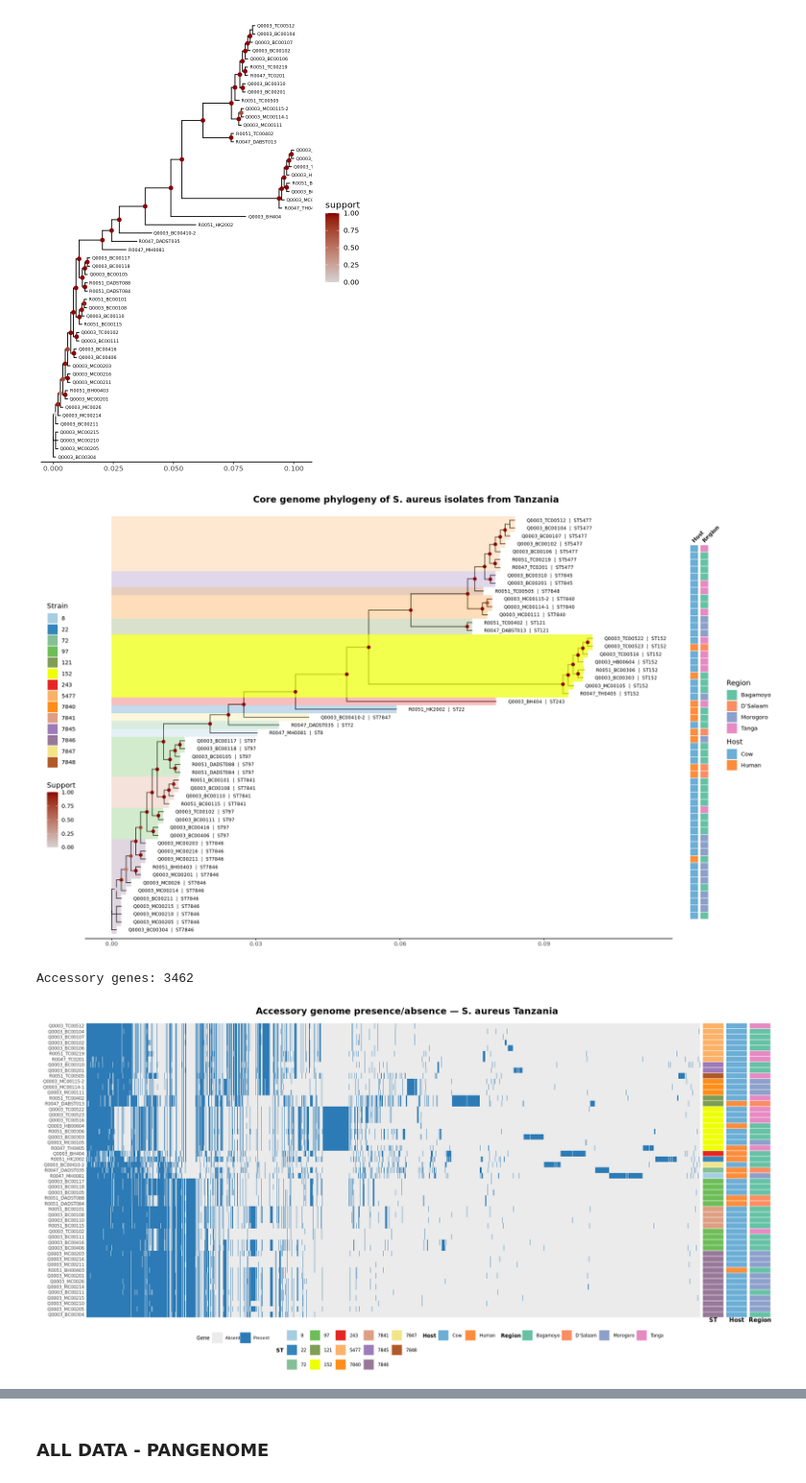
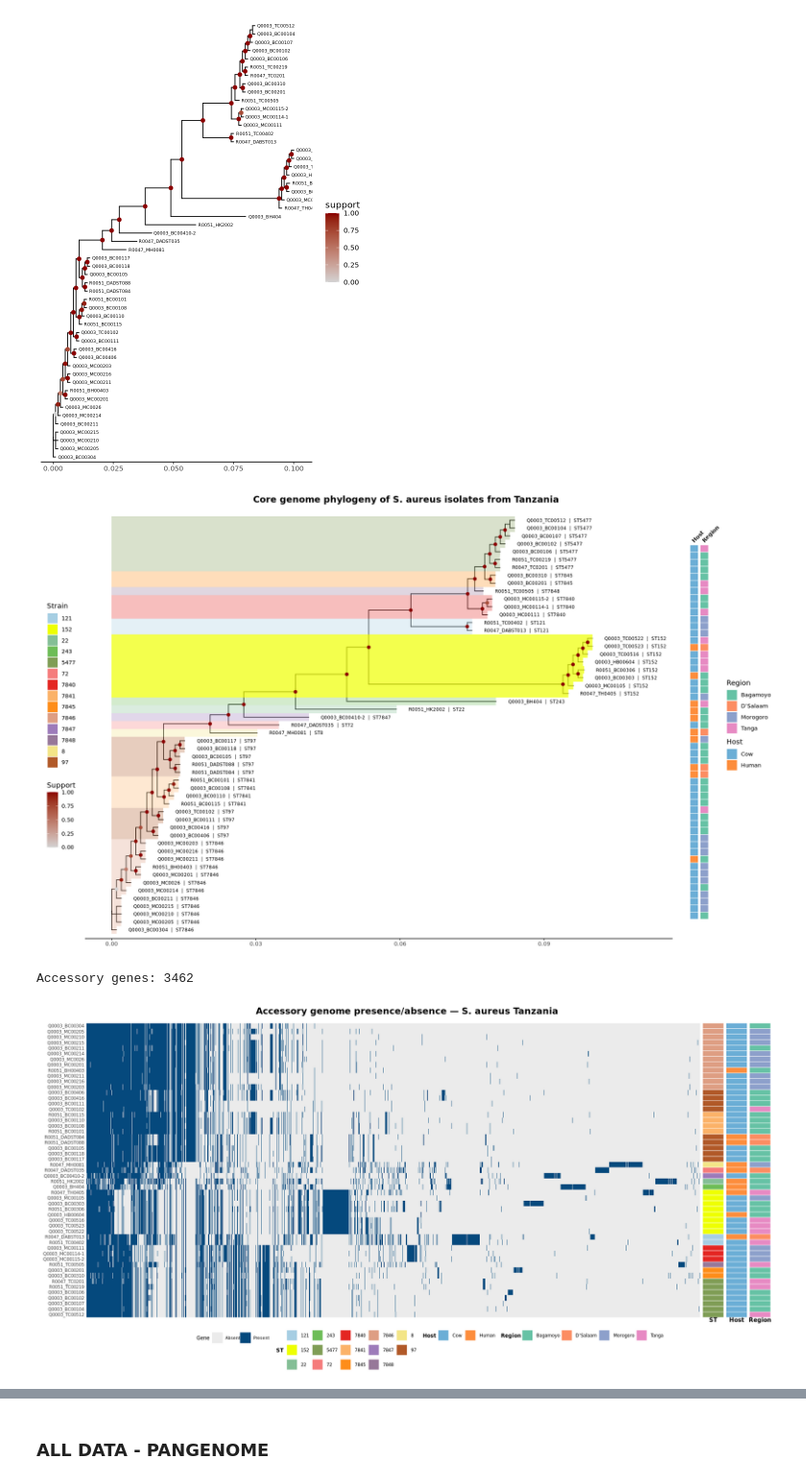
Before and after one commit to andregodinhodtu/23262_infectious_disease_project, a Jupyter notebook: source/analysis/pangenome_phylogeny.ipynb, the cells around one changed output, grey strips where cells are left out. Shown at 96% size. Cells and saved outputs as stored; diff of their text form; code cells hidden in the pictures.

```diff
--- a/source/analysis/pangenome_phylogeny.ipynb
+++ b/source/analysis/pangenome_phylogeny.ipynb
@@ -30,7 +30,12 @@ library(RColorBrewer)
 pangenome_dir <- "../../results_for_analysis/pangenome/tanzania"
 
 # metadata with correct st and passed samples
-meta <- read_tsv("../../results_for_analysis/metadata/metadata_tidy_tanzania.tsv")
+meta <- read_tsv("../../results_for_analysis/metadata/metadata_tidy_tanzania.tsv") %>%
+  mutate(
+    ST     = factor(as.character(ST)),
+    region = factor(as.character(region)),
+    host   = factor(as.character(host))
+  )
 
 # read roary files
 gene_pa <- read_tsv(
@@ -166,7 +171,7 @@ p_tree
 [figure]
 # %%
 options(repr.plot.width = 16, repr.plot.height = 10)
-library(patchwork)
+
 
 st_colours <- setNames(
   colorRampPalette(RColorBrewer::brewer.pal(12, "Paired"))(nlevels(meta$ST)),
@@ -180,7 +185,7 @@ region_colours <- setNames(
   levels(meta$region)
 )
 
-# ── tree prep ─────────────────────────────────────────────────────────────────
+# tree prep
 tree_mod <- treefile
 tree_mod$edge.length <- tree_mod$edge.length * 3 + 0.001
 
@@ -193,7 +198,7 @@ tip_data <- p_base$data %>%
   mutate(tip_label = paste0(label, "  |  ST", ST.y),
          st_alpha  = ifelse(ST.y == "152", 0.7, 0.3))
 
-# ── build tree with labels, get x range ───────────────────────────────────────
+# build tree with labels, get x range
 p_base2 <- ggtree(tree_mod) %<+% tip_data
 x_max <- max(tip_data$x) + 0.001
 
@@ -221,7 +226,7 @@ p_tree <- p_base2 +
   theme(plot.margin     = margin(5.5, 5, 5.5, 5.5),
         legend.position = "left")
 
-# ── annotation plot ───────────────────────────────────────────────────────────
+# annotation plot
 y_min <- min(tip_data$y) - 0.5
 y_max <- max(tip_data$y) + 0.5
 
@@ -247,7 +252,7 @@ p_annot <- ggplot(annot_data) +
   theme(legend.position = "right",
         plot.margin     = margin(5.5, 5.5, 5.5, 0))
 
-# ── combine ───────────────────────────────────────────────────────────────────
+# combine
 p_tree + p_annot +
   plot_layout(widths = c(5, 0.4)) +
   plot_annotation(
@@ -255,42 +260,51 @@ p_tree + p_annot +
     theme = theme(plot.title = element_text(size = 14, face = "bold", hjust = 0.5))
   )
 # %% [output]
-[figure, old version]
+[figure, new version]
 # %%
 options(repr.plot.width = 16, repr.plot.height = 8)
-library(patchwork)
-library(tidyr)
-library(dplyr)
 
-# ── load ──────────────────────────────────────────────────────────────────────
+
+
+# recreate tip order for downstream heatmaps
+tip_order <- tip_data |>
+  filter(isTip) |>
+  arrange(y) |>
+  pull(label)
+
+
+
+
+
+# load
 gpa <- read.delim(file.path(pangenome_dir, "gene_presence_absence.Rtab"),
                   row.names = 1, check.names = FALSE)
 
-# ── match sample order to tree ────────────────────────────────────────────────
+# match sample order to tree samples_in_order <- tip_order[tip_order %in% colnames(gpa)]
 samples_in_order <- tip_order[tip_order %in% colnames(gpa)]
 gpa_ordered      <- gpa[, samples_in_order]
 
-# ── keep only accessory genes ─────────────────────────────────────────────────
+# keep only accessory genes
 freq          <- rowSums(gpa_ordered) / ncol(gpa_ordered)
 gpa_accessory <- gpa_ordered[freq > 0 & freq < 1, ]   # exclude core (=1) and absent (=0)
 
 cat("Accessory genes:", nrow(gpa_accessory), "\n")
 
-# ── sort genes by frequency (core-like → rare, left → right) ─────────────────
+# sort genes by frequency (core-like → rare, left → right)
 gene_freq  <- rowSums(gpa_accessory)
 gpa_sorted <- gpa_accessory[order(gene_freq, decreasing = TRUE), ]
 
-# ── long format ───────────────────────────────────────────────────────────────
-gpa_long <- gpa_sorted %>%
-  tibble::rownames_to_column("gene") %>%
-  pivot_longer(-gene, names_to = "sample", values_to = "present") %>%
+# long format
+gpa_long <- gpa_sorted |>
+  tibble::rownames_to_column("gene") |>
+  pivot_longer(-gene, names_to = "sample", values_to = "present") |>
   mutate(
     sample  = factor(sample, levels = samples_in_order),
     gene    = factor(gene,   levels = rownames(gpa_sorted)),
     present = factor(present)
   )
 
-# ── heatmap ───────────────────────────────────────────────────────────────────
+# heatmap
 p_heatmap <- ggplot(gpa_long, aes(x = gene, y = sample, fill = present)) +
   geom_tile(color = NA) +
   scale_fill_manual(values = c("0" = "grey92", "1" = "#05497d"),
@@ -308,9 +322,9 @@ p_heatmap <- ggplot(gpa_long, aes(x = gene, y = sample, fill = present)) +
     plot.margin     = margin(5.5, 2, 0, 5.5)
   )
 
-# ── annotation strips ─────────────────────────────────────────────────────────
-annot_ordered <- meta %>%
-  filter(sample %in% samples_in_order) %>%
+# annotation strips
+annot_ordered <- meta |>
+  filter(sample %in% samples_in_order) |>
   mutate(label = factor(sample, levels = samples_in_order))
 
 annot_theme <- theme_void() +
@@ -327,35 +341,35 @@ p_st <- ggplot(annot_ordered, aes(y = label, x = 1, fill = factor(ST))) +
   geom_tile(color = "white", linewidth = 0.3) +
   scale_fill_manual(values = st_colours, name = "ST") +
   scale_y_discrete(expand = c(0, 0), limits = rev) +
   scale_x_continuous(expand = c(0, 0)) +
   labs(x = "ST") + annot_theme
 
 p_host <- ggplot(annot_ordered, aes(y = label, x = 1, fill = host)) +
   geom_tile(color = "white", linewidth = 0.3) +
   scale_fill_manual(values = host_colours, name = "Host") +
   scale_y_discrete(expand = c(0, 0), limits = rev) +
   scale_x_continuous(expand = c(0, 0)) +
   labs(x = "Host") + annot_theme
 
 p_region <- ggplot(annot_ordered, aes(y = label, x = 1, fill = region)) +
   geom_tile(color = "white", linewidth = 0.3) +
   scale_fill_manual(values = region_colours, name = "Region") +
   scale_y_discrete(expand = c(0, 0), limits = rev) +
   scale_x_continuous(expand = c(0, 0)) +
   labs(x = "Region") + annot_theme
 
-# ── combine ───────────────────────────────────────────────────────────────────
+# combine
 (p_heatmap + p_st + p_host + p_region +
   plot_layout(widths = c(0.88, 0.03, 0.03, 0.03),
               guides = "collect") &
   theme(legend.position = "bottom")) +
   plot_annotation(
     title = "Accessory genome presence/absence — S. aureus Tanzania",
     theme = theme(plot.title = element_text(size = 14, face = "bold", hjust = 0.5))
   )
 # %% [output]
 Accessory genes: 3462
-[figure, old version]
+[figure, new version]
 # %%
 options(repr.plot.width = 16, repr.plot.height = 16)
 
```
Also changed, not shown: parts of 9 cells of this notebook, 6 other files.
